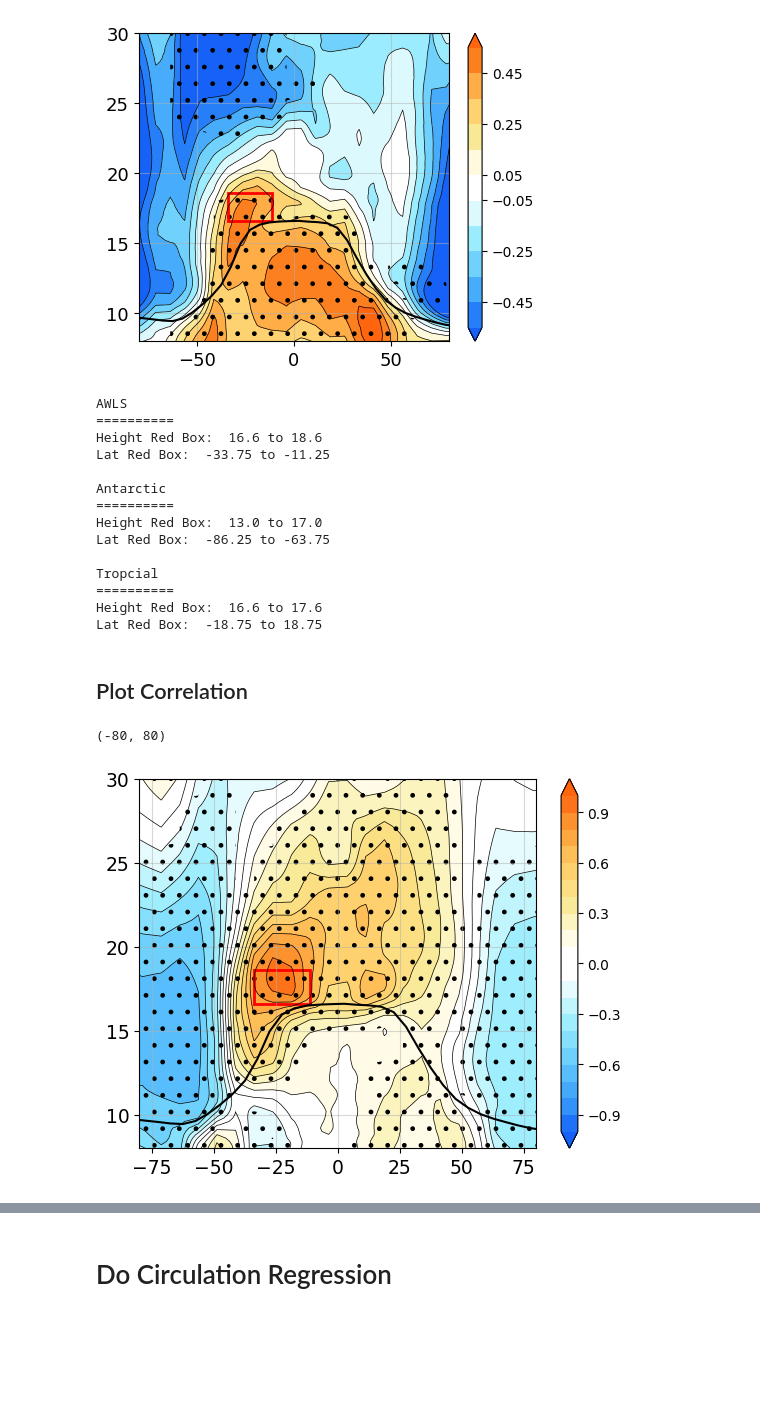
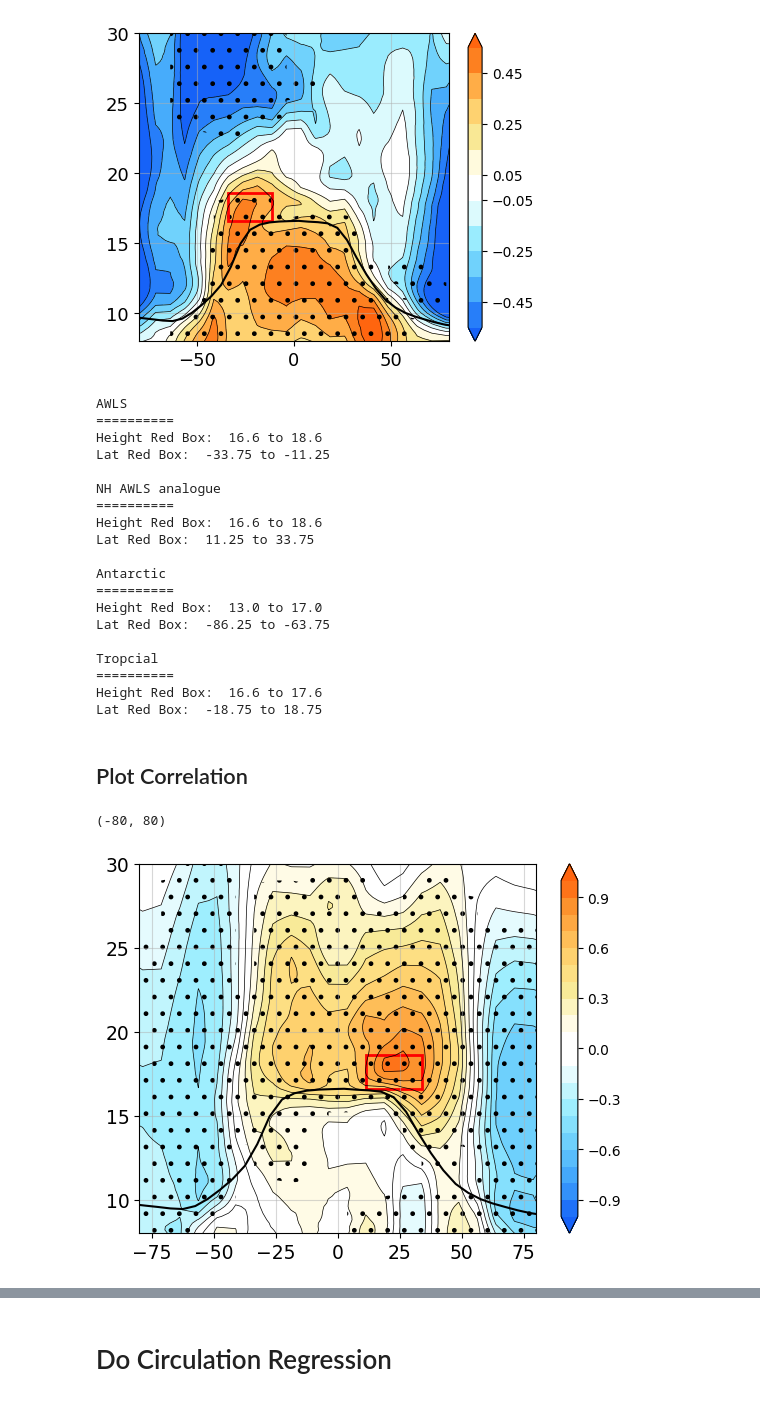
Before and after one commit to AodhanSweeney/StratTandO3trends, a Jupyter notebook: TrendAnalysis/GNSSTrends.ipynb, the cells around one changed output, grey strips where cells are left out. Cells and saved outputs as stored; diff of their text form; code cells hidden in the pictures; blank space fills up the shorter version.

```diff
--- a/TrendAnalysis/GNSSTrends.ipynb
+++ b/TrendAnalysis/GNSSTrends.ipynb
@@ -95,6 +95,9 @@ plt.tick_params(axis='both', which='major', labelsize=13)
 print('AWLS \n==========')
 print('Height Red Box: ', zm_temp.alt[83:94].values[0], 'to', zm_temp.alt[83:94].values[-1])
 print('Lat Red Box: ', zm_temp.lat[7:11].values[0], 'to', zm_temp.lat[7:11].values[-1])
+print('\nNH AWLS analogue \n==========')
+print('Height Red Box: ', zm_temp.alt[83:94].values[0], 'to', zm_temp.alt[83:94].values[-1])
+print('Lat Red Box: ', zm_temp.lat[13:17].values[0], 'to', zm_temp.lat[13:17].values[-1])
 print('\nAntarctic \n==========')
 print('Height Red Box: ', zm_temp.alt[65:86].values[0], 'to', zm_temp.alt[65:86].values[-1])
 print('Lat Red Box: ', zm_temp.lat[:4].values[0], 'to', zm_temp.lat[:4].values[-1])
@@ -106,6 +109,11 @@ AWLS
 ==========
 Height Red Box:  16.6 to 18.6
 Lat Red Box:  -33.75 to -11.25
+
+NH AWLS analogue
+==========
+Height Red Box:  16.6 to 18.6
+Lat Red Box:  11.25 to 33.75
 
 Antarctic
 ==========
@@ -118,10 +126,10 @@ Height Red Box:  16.6 to 17.6
 Lat Red Box:  -18.75 to 18.75
 # %%
 # define AWLS ([:, 83-94, 7-11] means [:, 16.6 - 18.6 km, -33.75S - 11.25S]
-anomalous_temp_in_box = temp_anoms_No_QBO_ENSO_sxx[:,83:94,7:11]
+anomalous_temp_in_box = temp_anoms_No_QBO_ENSO_sxx[:,83:94,13:17]
 
 # get latitude weights and take weighted average
-lat_weights = np.cos(np.deg2rad(zm_temp.lat[7:11].values))
+lat_weights = np.cos(np.deg2rad(zm_temp.lat[13:17].values))
 anomalous_temp_in_box = np.multiply(anomalous_temp_in_box, lat_weights[np.newaxis, np.newaxis, :])
 anomalous_temp_in_box = np.reshape(anomalous_temp_in_box, (len(anomalous_temp_in_box), 11*4))
 anomalous_temp_in_box = np.nansum(anomalous_temp_in_box, axis=1)/(np.sum(lat_weights)*11)
@@ -136,35 +144,35 @@ correlation_map, significance_map = toolbox.annual_corr_finder(temp_anoms_No_QBO
 # set contour levels
 levels = np.arange(-1,1.01,.1)
 
 # plot correlation with colorbar
 plt.contour(zm_temp.lat, zm_temp.alt, correlation_map.T, levels=levels, colors='black', extend='both', linewidths=0.5, linestyles=np.where(levels >= 0, "-", "-"))
 plt.contourf(zm_temp.lat, zm_temp.alt, correlation_map.T, levels=levels, cmap=custom_cmap, extend='both')
 plt.colorbar()
 
 # add significance
 plt.contourf(zm_temp.lat, zm_temp.alt, significance_map.T, levels=[-1, 0, 1], colors='none', hatches=[None,'.'])
 
 # add lapse rate tropopause
 plt.plot(np.arange(-87.5,87.51,5), lrz, color='black')
 
 # add rectangle for AWLS region
-rect = patches.Rectangle((-33.75, 16.6), 22.5, 2, linewidth=2, edgecolor='red', facecolor='none')
+rect = patches.Rectangle((11.25, 16.6), 22.5, 2, linewidth=2, edgecolor='red', facecolor='none')
 plt.gca().add_patch(rect)
 
 # set tick params
 plt.tick_params(axis='both', which='major', labelsize=13.5)
 y_vals = np.array([10, 15, 20, 25, 30])
 plt.yticks(y_vals)
 
 # include grid and set range
 plt.grid(alpha=0.5)
 plt.ylim(8,30)
 plt.xlim(-80,80)
 
 #plt.savefig('/home/disk/p/aodhan/GNSSTrends/figures/NHBoxCorrelation.png', dpi=300)
 # %% [output]
 (-80, 80)
-[figure, old version]
+[figure, new version]
 # %%
 # regress AWLS against time & create trend line
 time = np.arange(2002, 2023, 1/12)
```
Also changed, not shown: parts of 8 cells of this notebook, 1 other file.
